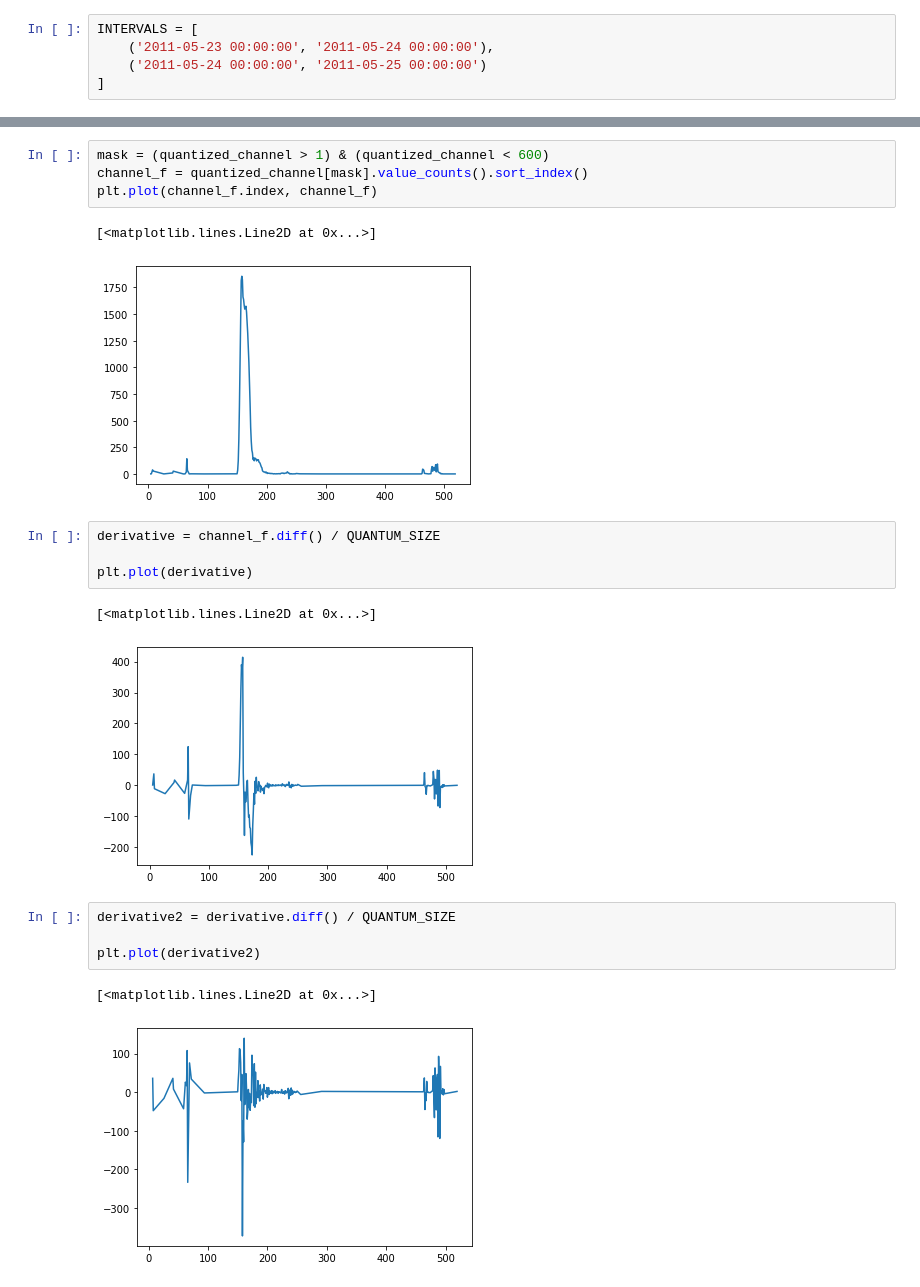
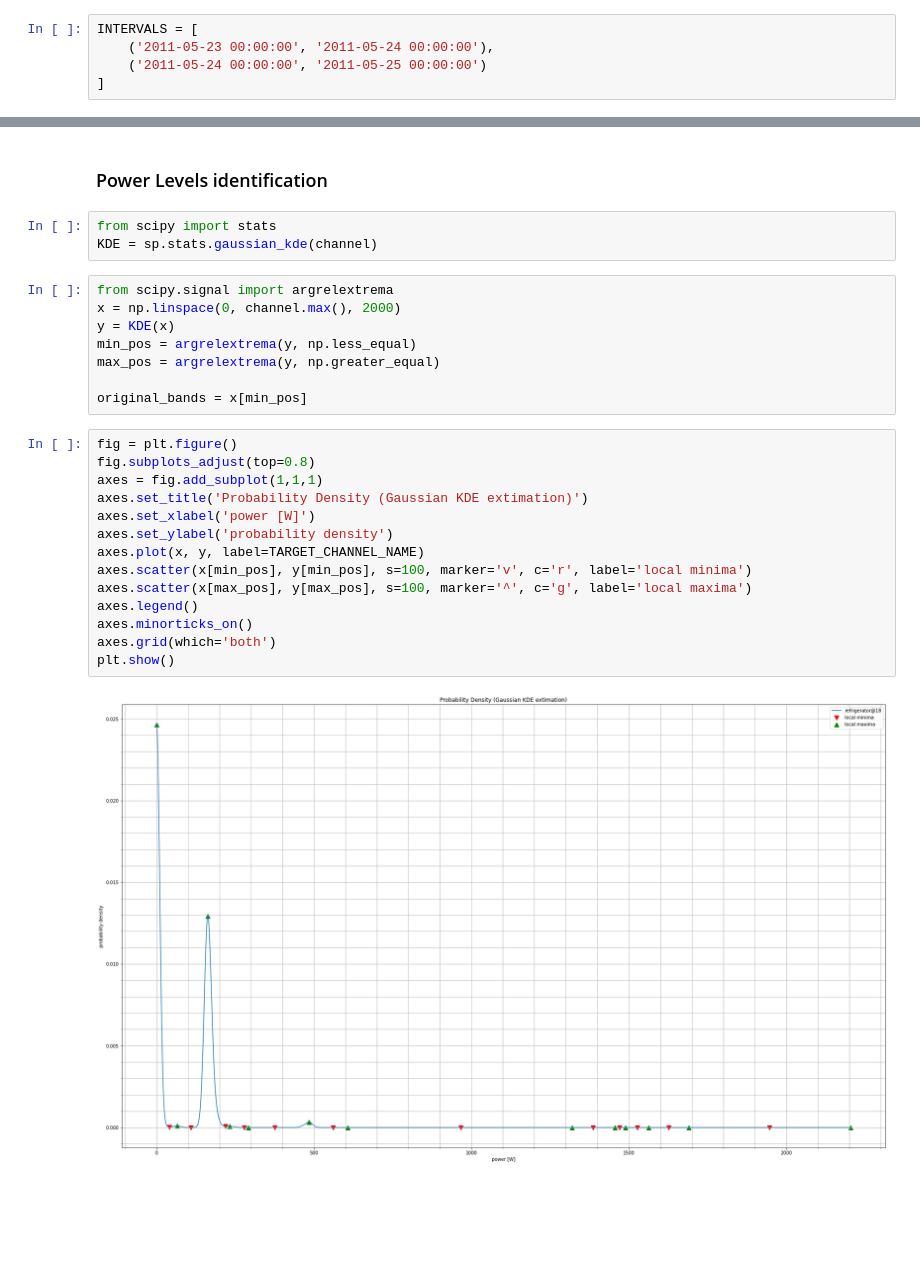
Before and after one commit to andredami/electrical-power-signature-extraction, a Jupyter notebook: REDD-exploration.ipynb, the cells around one changed output, grey strips where cells are left out. Drawn from its saved outputs; the diff is of its cells as text; blank space fills up the shorter version.

```diff
--- a/REDD-exploration.ipynb
+++ b/REDD-exploration.ipynb
@@ -135,21 +121,29 @@ quantized_channel = channel.apply(lambda v: math.floor(v / QUANTUM_SIZE) * QUANT
-# %%
-mask = (quantized_channel > 1) & (quantized_channel < 600)
-channel_f = quantized_channel[mask].value_counts().sort_index()
-plt.plot(channel_f.index, channel_f)
-# %% [output]
-[<matplotlib.lines.Line2D at 0x...>]
-[figure, removed]
-# %%
-derivative = channel_f.diff() / QUANTUM_SIZE
-
-plt.plot(derivative)
-# %% [output]
-[<matplotlib.lines.Line2D at 0x...>]
-[figure, removed]
-# %%
-derivative2 = derivative.diff() / QUANTUM_SIZE
-
-plt.plot(derivative2)
-# %% [output]
-[<matplotlib.lines.Line2D at 0x...>]
-[figure, removed]
+# %% [markdown]
+### Power Levels identification
+# %%
+from scipy import stats
+KDE = sp.stats.gaussian_kde(channel)
+# %%
+from scipy.signal import argrelextrema
+x = np.linspace(0, channel.max(), 2000)
+y = KDE(x)
+min_pos = argrelextrema(y, np.less_equal)
+max_pos = argrelextrema(y, np.greater_equal)
+
+original_bands = x[min_pos]
+# %%
+fig = plt.figure()
+fig.subplots_adjust(top=0.8)
+axes = fig.add_subplot(1,1,1)
+axes.set_title('Probability Density (Gaussian KDE extimation)')
+axes.set_xlabel('power [W]')
+axes.set_ylabel('probability density')
+axes.plot(x, y, label=TARGET_CHANNEL_NAME)
+axes.scatter(x[min_pos], y[min_pos], s=100, marker='v', c='r', label='local minima')
+axes.scatter(x[max_pos], y[max_pos], s=100, marker='^', c='g', label='local maxima')
+axes.legend()
+axes.minorticks_on()
+axes.grid(which='both')
+plt.show()
+# %% [output]
+[figure, added]
```
Also changed, not shown: parts of 14 cells of this notebook, 1 other file.
